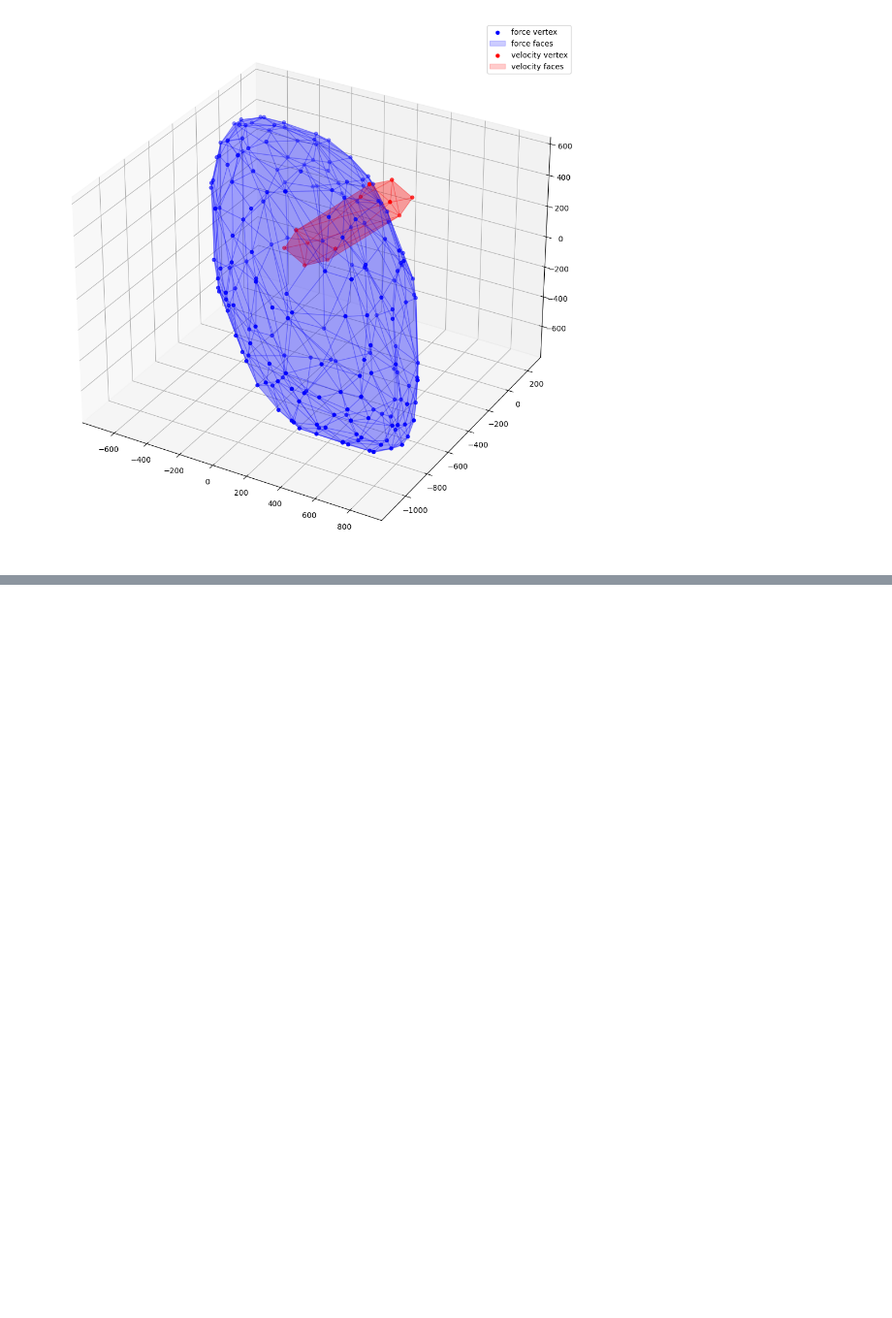
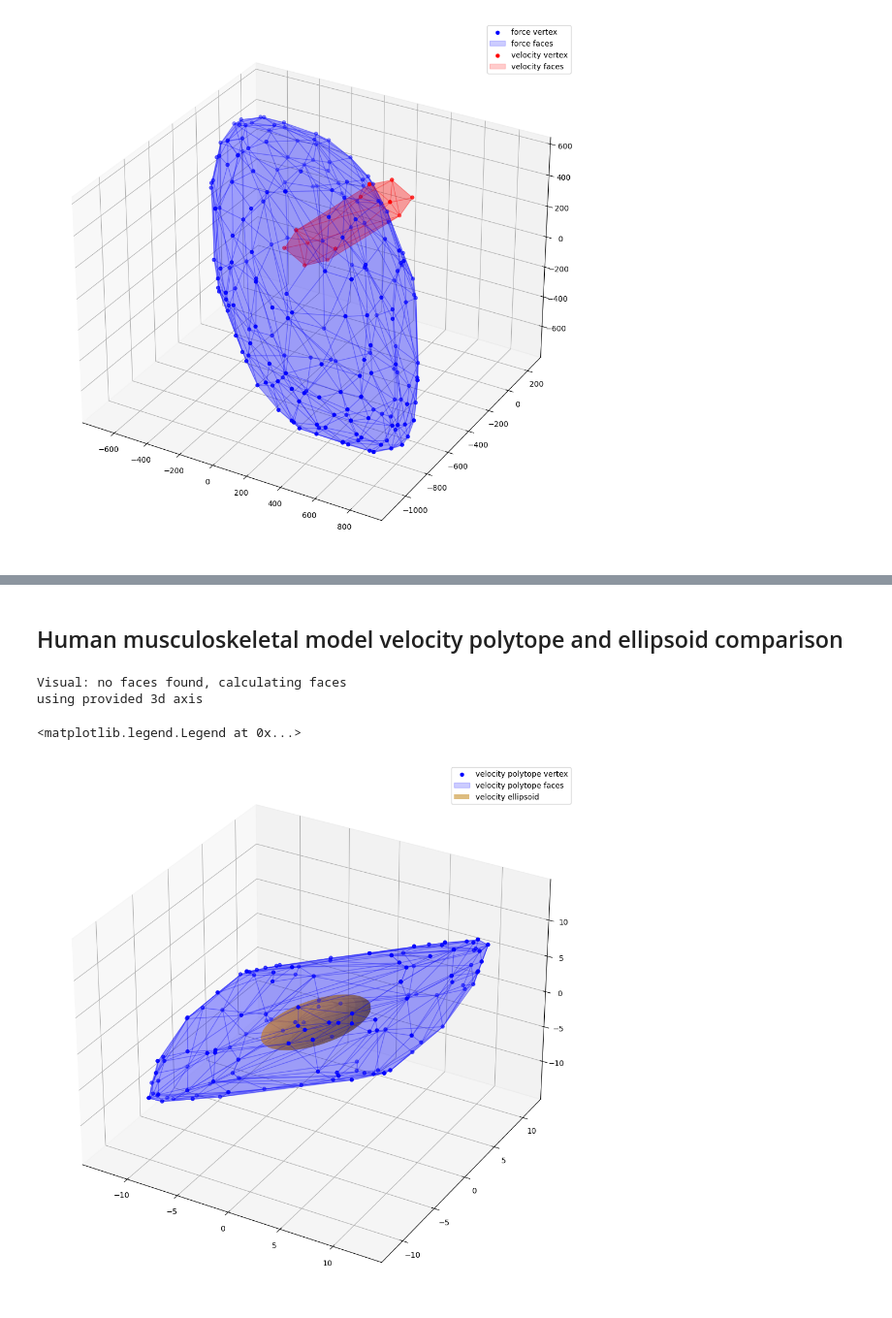
Before and after one commit to auctus-team/pycapacity, a Jupyter notebook: examples/notebooks/demo_simple.ipynb, the cells around one changed output, grey strips where cells are left out. Shown at 97% size. Drawn from its saved outputs; the diff is of its cells as text; code cells hidden in the pictures; blank space fills up the shorter version.

```diff
--- a/examples/notebooks/demo_simple.ipynb
+++ b/examples/notebooks/demo_simple.ipynb
@@ -343,0 +378,34 @@ using provided 3d axis
+# %% [markdown]
+## Human musculoskeletal model velocity polytope and ellipsoid comparison
+# %%
+# velocity polytope and ellipsoid
+v_poly = capacity.velocity_polytope(J, N=N, dl_min=dl_min, dl_max=dl_max, tol=0.1) # calculate the polytope vertices and faces
+v_ellip = capacity.velocity_ellipsoid(J,N,dl_max)
+# %%
+# uncomment for interactive plots
+# %matplotlib widget
+
+fig = plt.figure(17, figsize=[10,10])
+
+# plot polytope
+plot_polytope(plot=fig,
+               polytope=v_poly,
+               face_color='blue',
+               edge_color='blue',
+               vertex_color='blue',
+               label='velocity polytope',
+               alpha=0.2)
+
+plot_ellipsoid(plot=fig,
+               ellipsoid=v_ellip,
+               color='orange',
+               label='velocity ellipsoid',
+               alpha=0.5)
+
+plt.tight_layout()
+plt.legend()
+# %% [output]
+Visual: no faces found, calculating faces
+using provided 3d axis
+<matplotlib.legend.Legend at 0x...>
+[figure, added]
```
Also changed, not shown: parts of 3 cells of this notebook, 4 other files.
